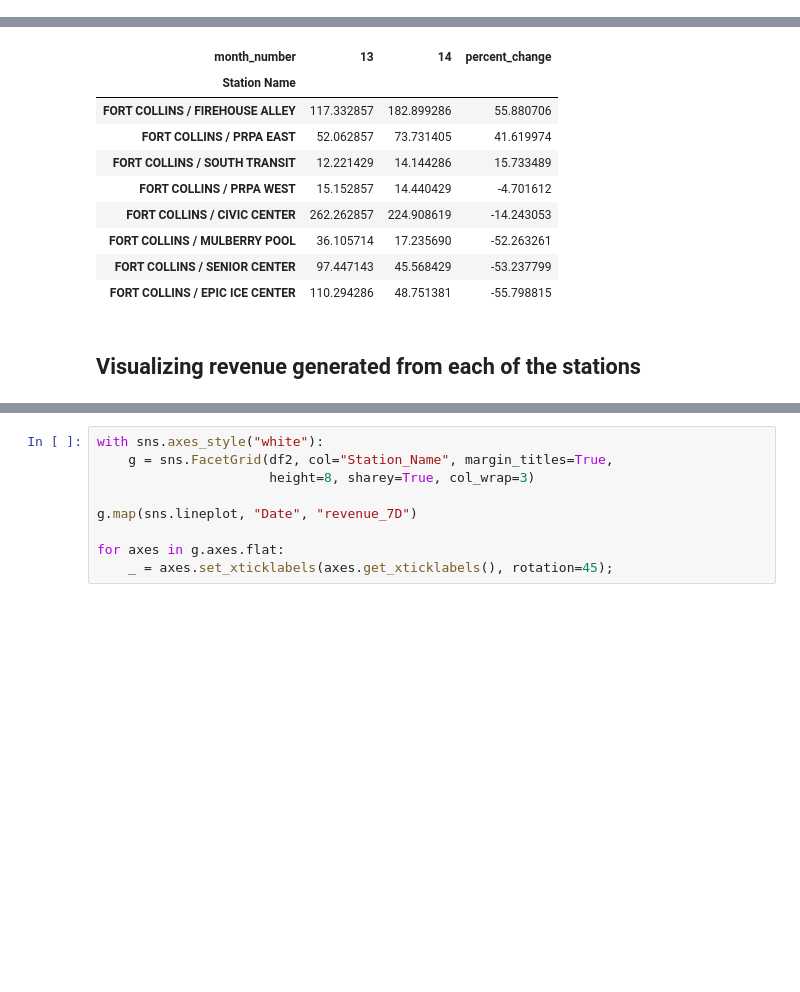
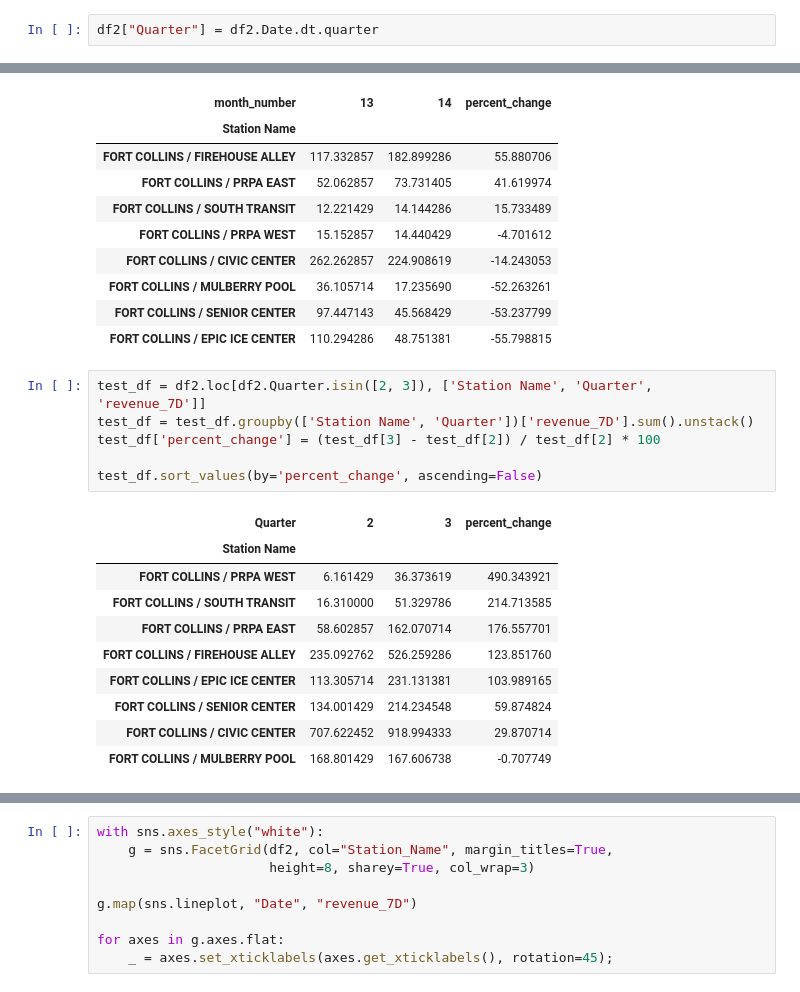
Before and after one commit to davidfox87/EV_forecasting, a Jupyter notebook: EDA.ipynb, the cells around one changed output, grey strips where cells are left out. Drawn from its saved outputs; the diff is of its cells as text; blank space fills up the shorter version.

Commit message:
added quarterly percent change statistics per station

```diff
--- a/EDA.ipynb
+++ b/EDA.ipynb
@@ -174,3 +157,5 @@ memory usage: 215.7+ KB
+# %%
+df2["Quarter"] = df2.Date.dt.quarter
 # %%
 test_df = df2.loc[df2.week_number.isin([63, 64]), ['Station Name', 'week_number', 'revenue_7D']]
 test_df = test_df.groupby(['Station Name', 'week_number'])['revenue_7D'].sum().unstack()
@@ -209,5 +194,20 @@ test_df.sort_values(by='percent_change', ascending=False)
 | FORT COLLINS / MULBERRY POOL | 36.105714 | 17.235690 | -52.263261 |
 | FORT COLLINS / SENIOR CENTER | 97.447143 | 45.568429 | -53.237799 |
 | FORT COLLINS / EPIC ICE CENTER | 110.294286 | 48.751381 | -55.798815 |
-# %% [markdown]
-## Visualizing revenue generated from each of the stations
+# %%
+test_df = df2.loc[df2.Quarter.isin([2, 3]), ['Station Name', 'Quarter', 'revenue_7D']]
+test_df = test_df.groupby(['Station Name', 'Quarter'])['revenue_7D'].sum().unstack()
+test_df['percent_change'] = (test_df[3] - test_df[2]) / test_df[2] * 100
+
+test_df.sort_values(by='percent_change', ascending=False)
+# %% [output]
+| Quarter | 2 | 3 | percent_change |
+| Station Name |  |  |  |
+| FORT COLLINS / PRPA WEST | 6.161429 | 36.373619 | 490.343921 |
+| FORT COLLINS / SOUTH TRANSIT | 16.310000 | 51.329786 | 214.713585 |
+| FORT COLLINS / PRPA EAST | 58.602857 | 162.070714 | 176.557701 |
+| FORT COLLINS / FIREHOUSE ALLEY | 235.092762 | 526.259286 | 123.851760 |
+| FORT COLLINS / EPIC ICE CENTER | 113.305714 | 231.131381 | 103.989165 |
+| FORT COLLINS / SENIOR CENTER | 134.001429 | 214.234548 | 59.874824 |
+| FORT COLLINS / CIVIC CENTER | 707.622452 | 918.994333 | 29.870714 |
+| FORT COLLINS / MULBERRY POOL | 168.801429 | 167.606738 | -0.707749 |
```
Also changed, not shown: parts of 2 cells of this notebook.
